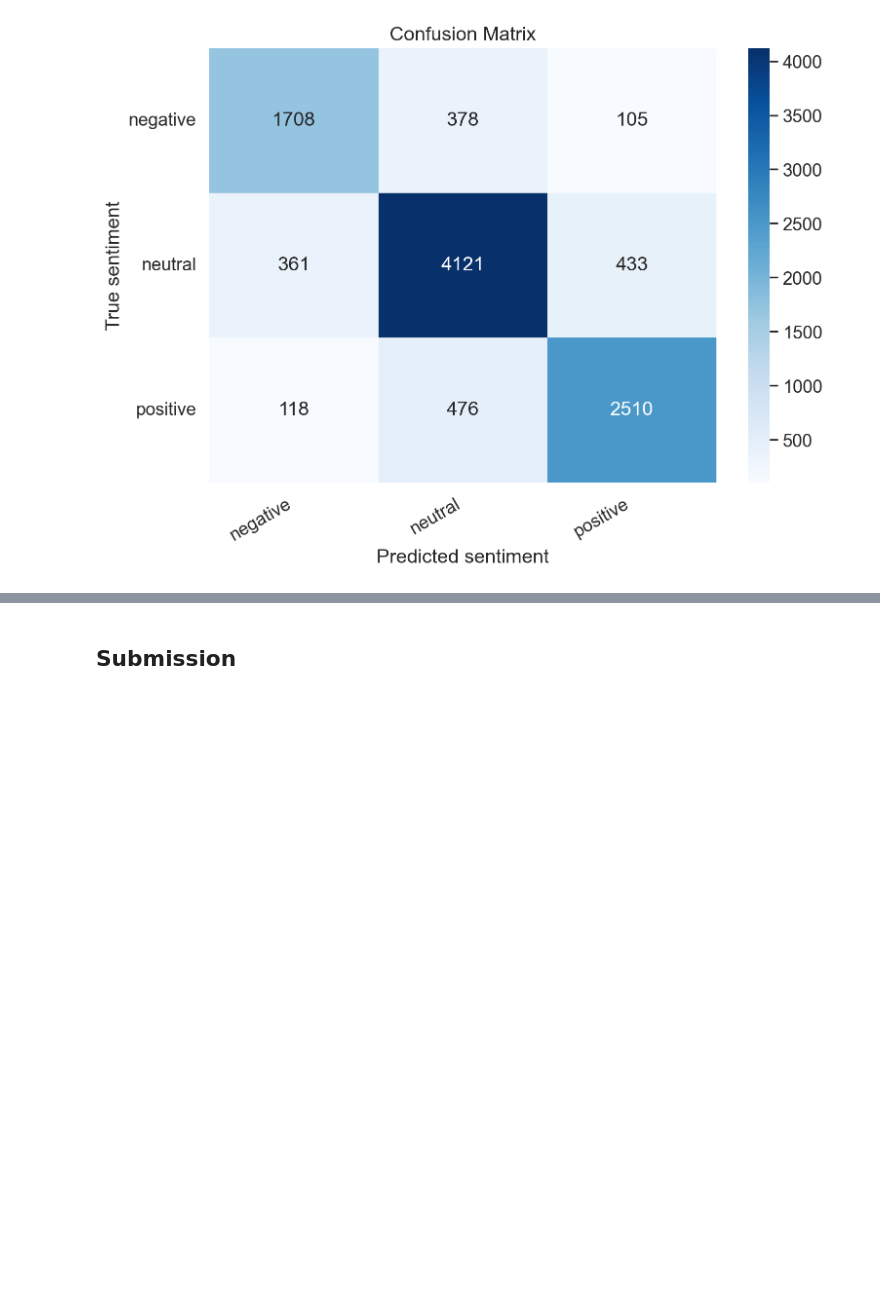
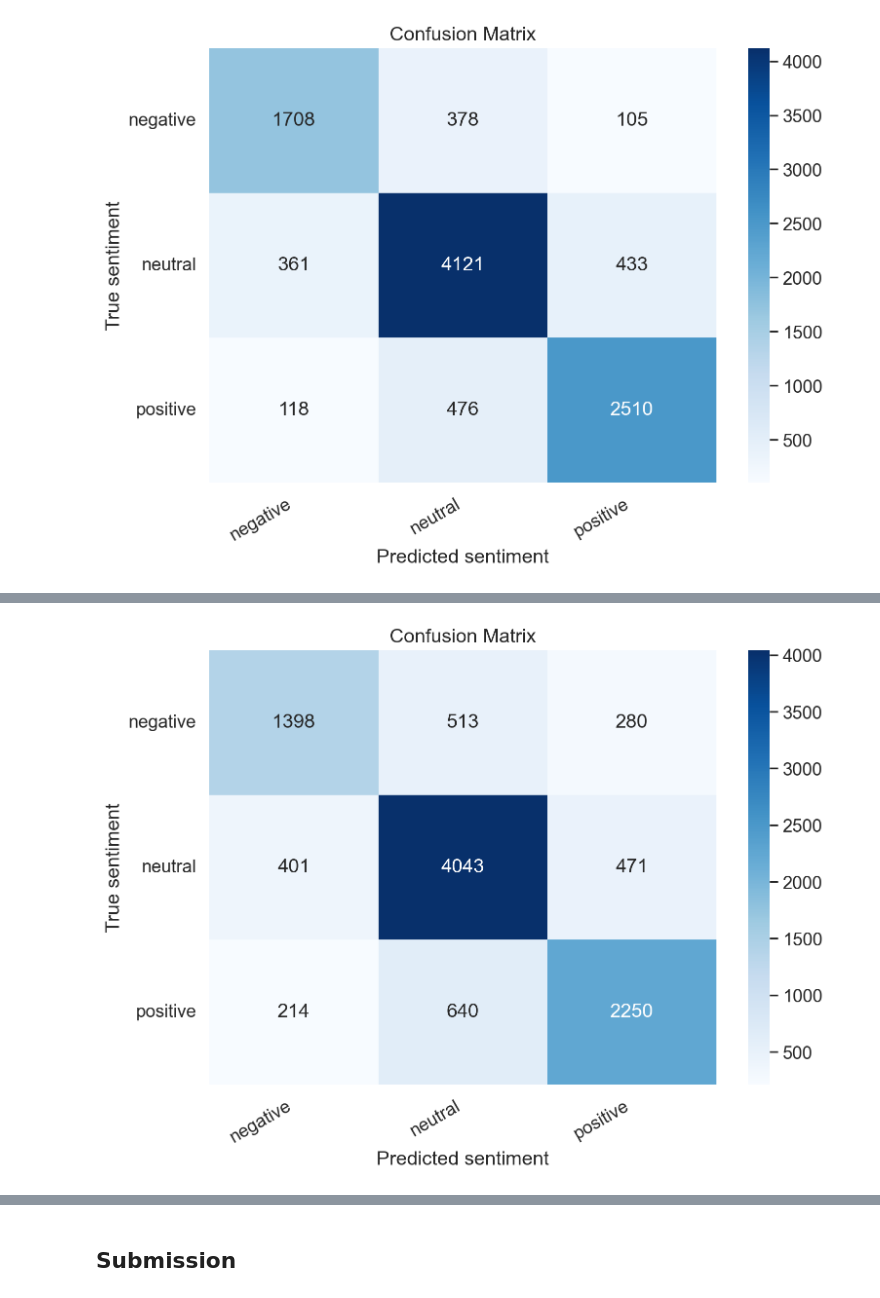
Before and after one commit to Thosam1/SentimentClassification, a Jupyter notebook: notebooks/large_language_models.ipynb, the cells around one changed output, grey strips where cells are left out. Saved outputs shown, nothing was run; the diff lists cells and outputs as text; code cells hidden in the pictures; blank space fills up the shorter version.

```diff
--- a/notebooks/large_language_models.ipynb
+++ b/notebooks/large_language_models.ipynb
@@ -126,7 +117,7 @@ def load_model(config: Config, model_name, model_path, test_df):
 ### distilbert-base-cased
 # %%
 model_name = "distilbert/distilbert-base-cased"
-model_path = "distilbert-base-cased.bin"
+model_path = "../fine_tuned_models/distilbert-base-cased.bin"
 
 llm_model, loss_fn, test_data_loader = load_model(config, model_name, model_path, test_df)
 # %% [output]
@@ -163,7 +162,7 @@ plot_confusion_matrix(y_test, y_pred_dbc, class_names)
 ### distilbert-base-multilingual-cased
 # %%
 model_name = "distilbert/distilbert-base-multilingual-cased"
-model_path = "distilbert-base-multilingual-cased.bin"
+model_path = "../fine_tuned_models/distilbert-base-multilingual-cased.bin"
 
 llm_model, loss_fn, test_data_loader = load_model(config, model_name, model_path, test_df)
 # %% [output]
@@ -385,7 +524,7 @@ plot_confusion_matrix(y_test, y_pred_db, class_names)
 ### deberta-v3-large
 # %%
 model_name = "microsoft/deberta-v3-large"
-model_path = "deberta-v3-large.bin"
+model_path = "../fine_tuned_models/deberta-v3-large.bin"
 
 llm_model, loss_fn, test_data_loader = load_model(config, model_name, model_path, test_df)
 # %% [output]
@@ -525,0 +581,6 @@ plot_confusion_matrix(y_test, final_preds_softmax_avg, class_names)
+# %%
+dbc_dbmc_preds_softmax_avg = predict_with_ensemble(
+    preds_list=[y_pred_dbc, y_pred_dbmc],
+    probs_list=[y_pred_probs_dbc, y_pred_probs_dbmc],
+    strategy="softmax_avg"
+)
@@ -525,0 +604,4 @@ plot_confusion_matrix(y_test, final_preds_softmax_avg, class_names)
+# %%
+plot_confusion_matrix(y_test, dbc_dbmc_preds_softmax_avg, class_names)
+# %% [output]
+[figure, added]
```
Also changed, not shown: parts of 102 cells of this notebook, 10 other files.
